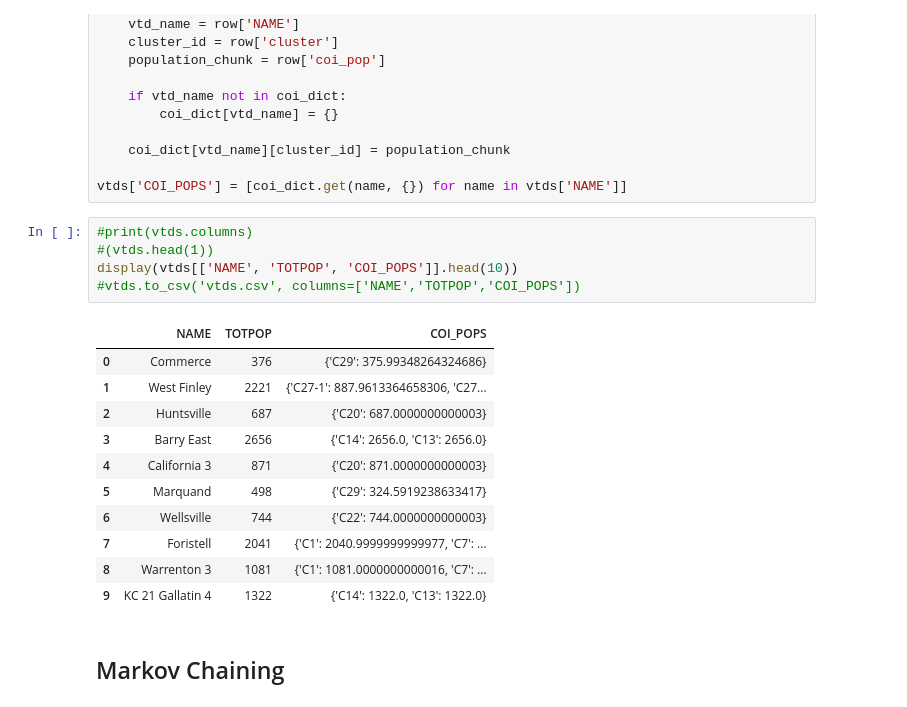
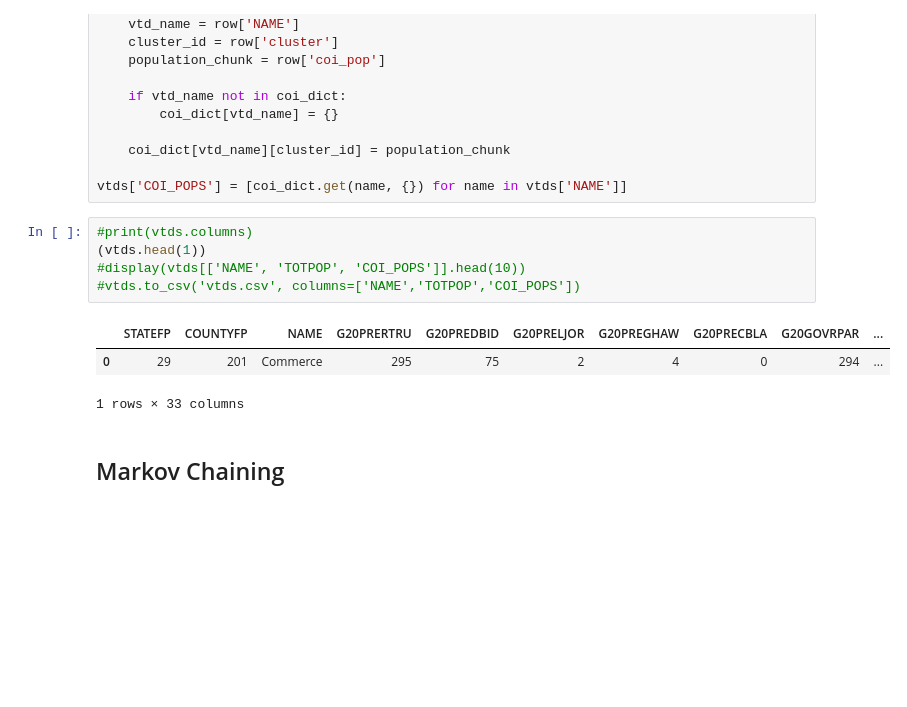
Before and after one commit to jevonlipsey/coi-preservation-project, a Jupyter notebook: mo_scoring.ipynb, the cells around one changed output. Cells and saved outputs as stored; diff of their text form; blank space fills up the shorter version.

```diff
--- a/mo_scoring.ipynb
+++ b/mo_scoring.ipynb
@@ -64,21 +64,13 @@ for index, row in clean_overlaps.iterrows():
 vtds['COI_POPS'] = [coi_dict.get(name, {}) for name in vtds['NAME']]
 # %%
 #print(vtds.columns)
-#(vtds.head(1))
-display(vtds[['NAME', 'TOTPOP', 'COI_POPS']].head(10))
+(vtds.head(1))
+#display(vtds[['NAME', 'TOTPOP', 'COI_POPS']].head(10))
 #vtds.to_csv('vtds.csv', columns=['NAME','TOTPOP','COI_POPS'])
 # %% [output]
-|  | NAME | TOTPOP | COI_POPS |
-| 0 | Commerce | 376 | {'C29': 375.99348264324686} |
-| 1 | West Finley | 2221 | {'C27-1': 887.9613364658306, 'C27... |
-| 2 | Huntsville | 687 | {'C20': 687.0000000000003} |
-| 3 | Barry East | 2656 | {'C14': 2656.0, 'C13': 2656.0} |
-| 4 | California 3 | 871 | {'C20': 871.0000000000003} |
-| 5 | Marquand | 498 | {'C29': 324.5919238633417} |
-| 6 | Wellsville | 744 | {'C22': 744.0000000000003} |
-| 7 | Foristell | 2041 | {'C1': 2040.9999999999977, 'C7': ... |
-| 8 | Warrenton 3 | 1081 | {'C1': 1081.0000000000016, 'C7': ... |
-| 9 | KC 21 Gallatin 4 | 1322 | {'C14': 1322.0, 'C13': 1322.0} |
+|  | STATEFP | COUNTYFP | NAME | G20PRERTRU | G20PREDBID | G20PRELJOR | G20PREGHAW | G20PRECBLA | G20GOVRPAR | ... |
+| 0 | 29 | 201 | Commerce | 295 | 75 | 2 | 4 | 0 | 294 | ... |
+1 rows × 33 columns
 # %% [markdown]
 ## Markov Chaining
 # %% [markdown]
```
Also changed, not shown: parts of 3 cells of this notebook.
